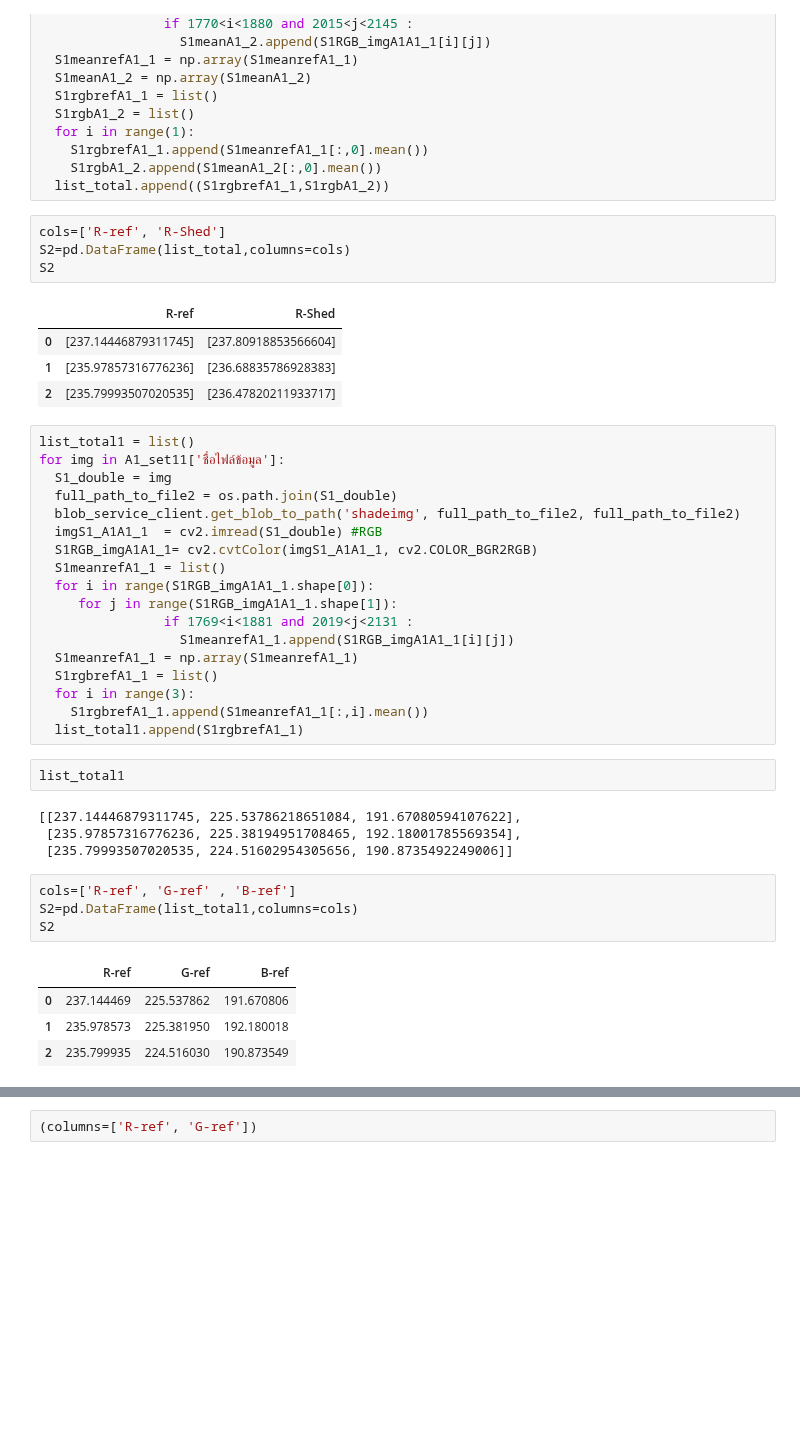
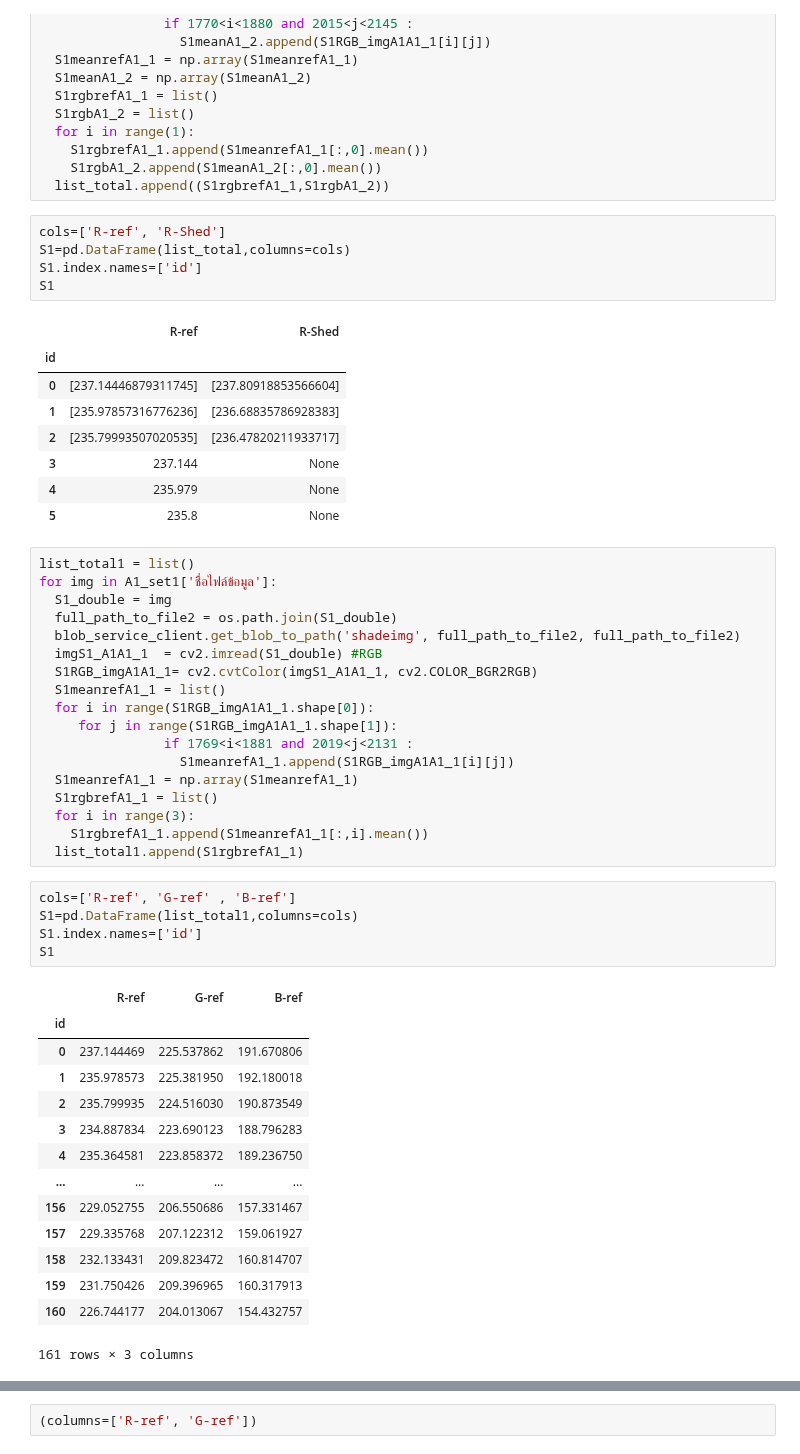
Before and after one commit to waraporn19/Project_2021_matchingcolor, a Jupyter notebook: P1A0.ipynb, the cells around one changed output, grey strips where cells are left out. Cells and saved outputs as stored; diff of their text form; blank space fills up the shorter version.

```diff
--- a/P1A0.ipynb
+++ b/P1A0.ipynb
@@ -219,16 +213,21 @@ for img in A1_set11['ชื่อไฟล์ข้อมูล']:
   list_total.append((S1rgbrefA1_1,S1rgbA1_2))
 # %%
 cols=['R-ref', 'R-Shed']
-S2=pd.DataFrame(list_total,columns=cols)
-S2
+S1=pd.DataFrame(list_total,columns=cols)
+S1.index.names=['id']
+S1
 # %% [output]
 |  | R-ref | R-Shed |
+| id |  |  |
 | 0 | [237.14446879311745] | [237.80918853566604] |
 | 1 | [235.97857316776236] | [236.68835786928383] |
 | 2 | [235.79993507020535] | [236.47820211933717] |
+| 3 | 237.144 | None |
+| 4 | 235.979 | None |
+| 5 | 235.8 | None |
 # %%
 list_total1 = list()
-for img in A1_set11['ชื่อไฟล์ข้อมูล']:
+for img in A1_set1['ชื่อไฟล์ข้อมูล']:
   S1_double = img
   full_path_to_file2 = os.path.join(S1_double)
   blob_service_client.get_blob_to_path('shadeimg', full_path_to_file2, full_path_to_file2)
@@ -244,18 +243,23 @@ for img in A1_set11['ชื่อไฟล์ข้อมูล']:
   for i in range(3):
     S1rgbrefA1_1.append(S1meanrefA1_1[:,i].mean())
   list_total1.append(S1rgbrefA1_1)
-# %%
-list_total1
-# %% [output]
-[[237.14446879311745, 225.53786218651084, 191.67080594107622],
- [235.97857316776236, 225.38194951708465, 192.18001785569354],
- [235.79993507020535, 224.51602954305656, 190.8735492249006]]
 # %%
 cols=['R-ref', 'G-ref' , 'B-ref']
-S2=pd.DataFrame(list_total1,columns=cols)
-S2
+S1=pd.DataFrame(list_total1,columns=cols)
+S1.index.names=['id']
+S1
 # %% [output]
 |  | R-ref | G-ref | B-ref |
+| id |  |  |  |
 | 0 | 237.144469 | 225.537862 | 191.670806 |
 | 1 | 235.978573 | 225.381950 | 192.180018 |
 | 2 | 235.799935 | 224.516030 | 190.873549 |
+| 3 | 234.887834 | 223.690123 | 188.796283 |
+| 4 | 235.364581 | 223.858372 | 189.236750 |
+| ... | ... | ... | ... |
+| 156 | 229.052755 | 206.550686 | 157.331467 |
+| 157 | 229.335768 | 207.122312 | 159.061927 |
+| 158 | 232.133431 | 209.823472 | 160.814707 |
+| 159 | 231.750426 | 209.396965 | 160.317913 |
+| 160 | 226.744177 | 204.013067 | 154.432757 |
+161 rows × 3 columns
```
Also changed, not shown: parts of 15 cells of this notebook.
